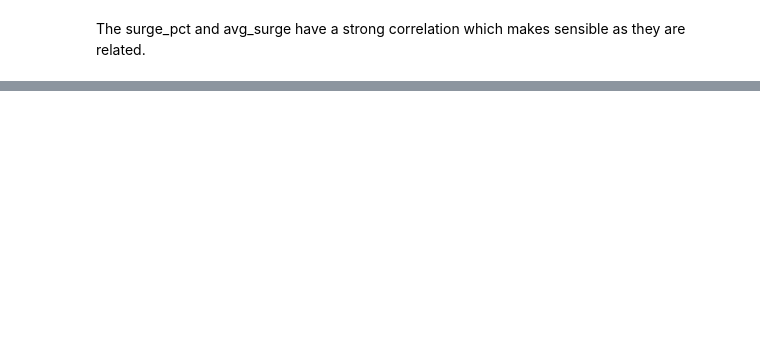
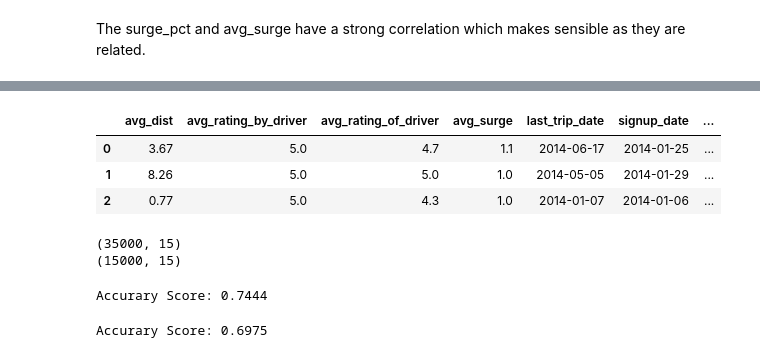
Before and after one commit to keangcheang/Springboard_exercise, a Jupyter notebook: Take_home_challenge/ultimate_challenge/ultimate_challenge.ipynb, the cells around one changed output, grey strips where cells are left out. Saved outputs shown, nothing was run; the diff lists cells and outputs as text; code cells hidden in the pictures; blank space fills up the shorter version.

```diff
--- a/Take_home_challenge/ultimate_challenge/ultimate_challenge.ipynb
+++ b/Take_home_challenge/ultimate_challenge/ultimate_challenge.ipynb
@@ -276,2 +275,7 @@ sn.heatmap(corr)
 # %% [markdown]
 The surge_pct and avg_surge have a strong correlation which makes sensible as they are related.
+# %%
+#setting the date format right
+ultimate_df['last_trip_date'] = pd.to_datetime(ultimate_df['last_trip_date'])
+ultimate_df['signup_date'] = pd.to_datetime(ultimate_df['signup_date'])
+ultimate_df['last_trip_date'].head(3)
@@ -277,0 +287,6 @@ The surge_pct and avg_surge have a strong correlation which makes sensible as th
+# %%
+#create a retained columns
+#the last date of the data set is 07/01/2014 then the retained riders will be the last 30 day of July 1st.
+ultimate_df['retained'] =np.nan
+ultimate_df.loc[ultimate_df['last_trip_date'] < '2014-06-01',"retained"] =0
+ultimate_df.loc[ultimate_df['last_trip_date'] >= '2014-06-01', "retained"] =1
@@ -277,0 +306,9 @@ The surge_pct and avg_surge have a strong correlation which makes sensible as th
+# %%
+#
+final_ult_df = pd.get_dummies(ultimate_df,columns=['city', 'ultimate_black_user', 'phone'] )
+final_ult_df.head(3)
+# %% [output]
+|  | avg_dist | avg_rating_by_driver | avg_rating_of_driver | avg_surge | last_trip_date | signup_date | ... |
+| 0 | 3.67 | 5.0 | 4.7 | 1.1 | 2014-06-17 | 2014-01-25 | ... |
+| 1 | 8.26 | 5.0 | 5.0 | 1.0 | 2014-05-05 | 2014-01-29 | ... |
+| 2 | 0.77 | 5.0 | 4.3 | 1.0 | 2014-01-07 | 2014-01-06 | ... |
@@ -277,0 +317,10 @@ The surge_pct and avg_surge have a strong correlation which makes sensible as th
+# %%
+#split the dataset into train and test
+train, test = train_test_split(final_ult_df, test_size = .30, stratify=final_ult_df['retained'])
+train.reset_index(drop=True, inplace=True)
+test.reset_index(drop=True, inplace=True)
+print train.shape
+print test.shape
+# %% [output]
+(35000, 15)
+(15000, 15)
@@ -277,0 +332,14 @@ The surge_pct and avg_surge have a strong correlation which makes sensible as th
+# %%
+clf = KNeighborsClassifier()
+fit_knn=clf.fit(train, target)
+fit_knn.predict(test)
+print ("Accurary Score: {}").format(clf.score(test, target_test))
+# %% [output]
+Accurary Score: 0.7444
+# %%
+clf = DecisionTreeClassifier()
+fit_tree= clf.fit(train, target)
+fit_tree.predict(test)
+print ("Accurary Score: %.4f")%clf.score(test, target_test)
+# %% [output]
+Accurary Score: 0.6975
```
Also changed, not shown: parts of 25 cells of this notebook.
